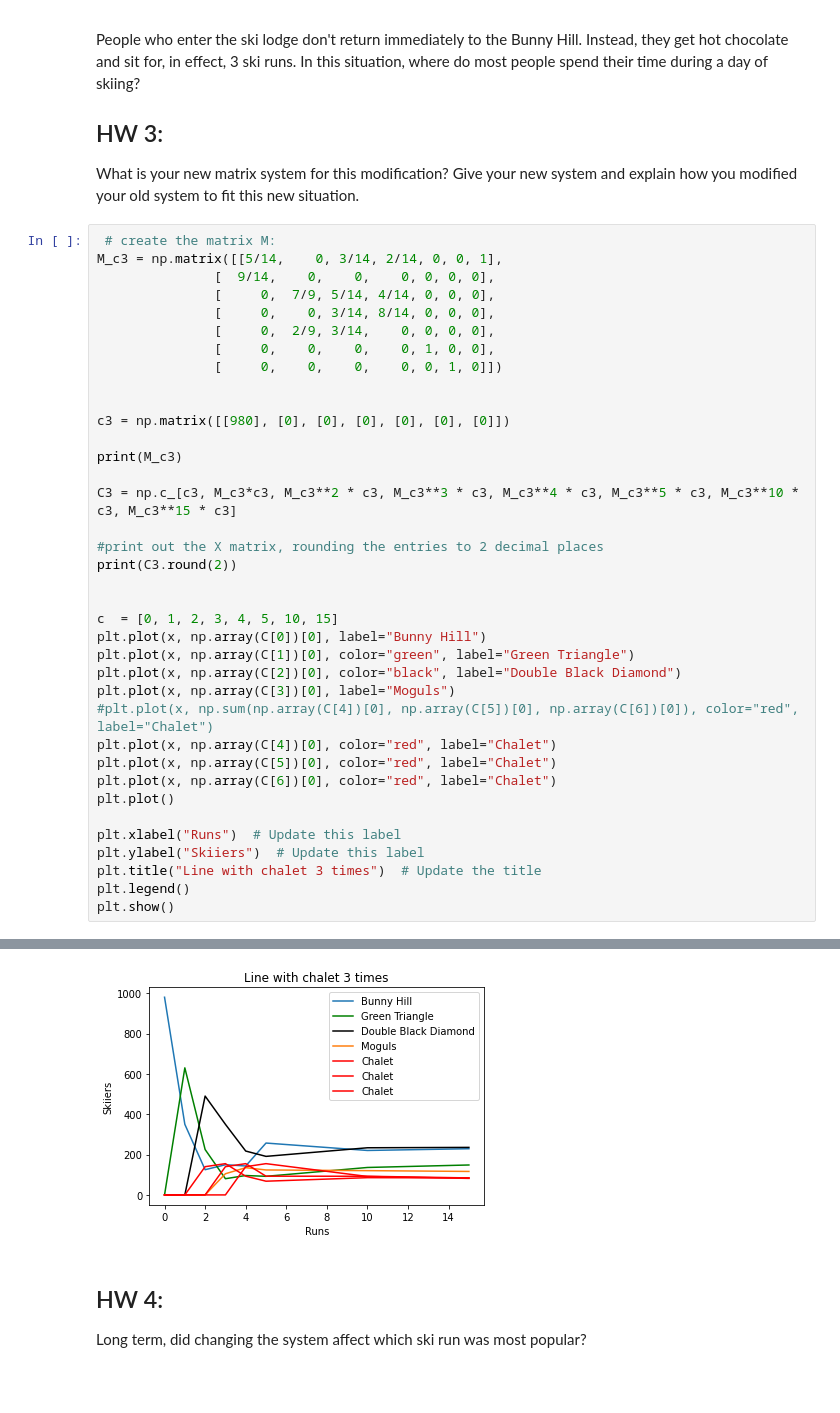
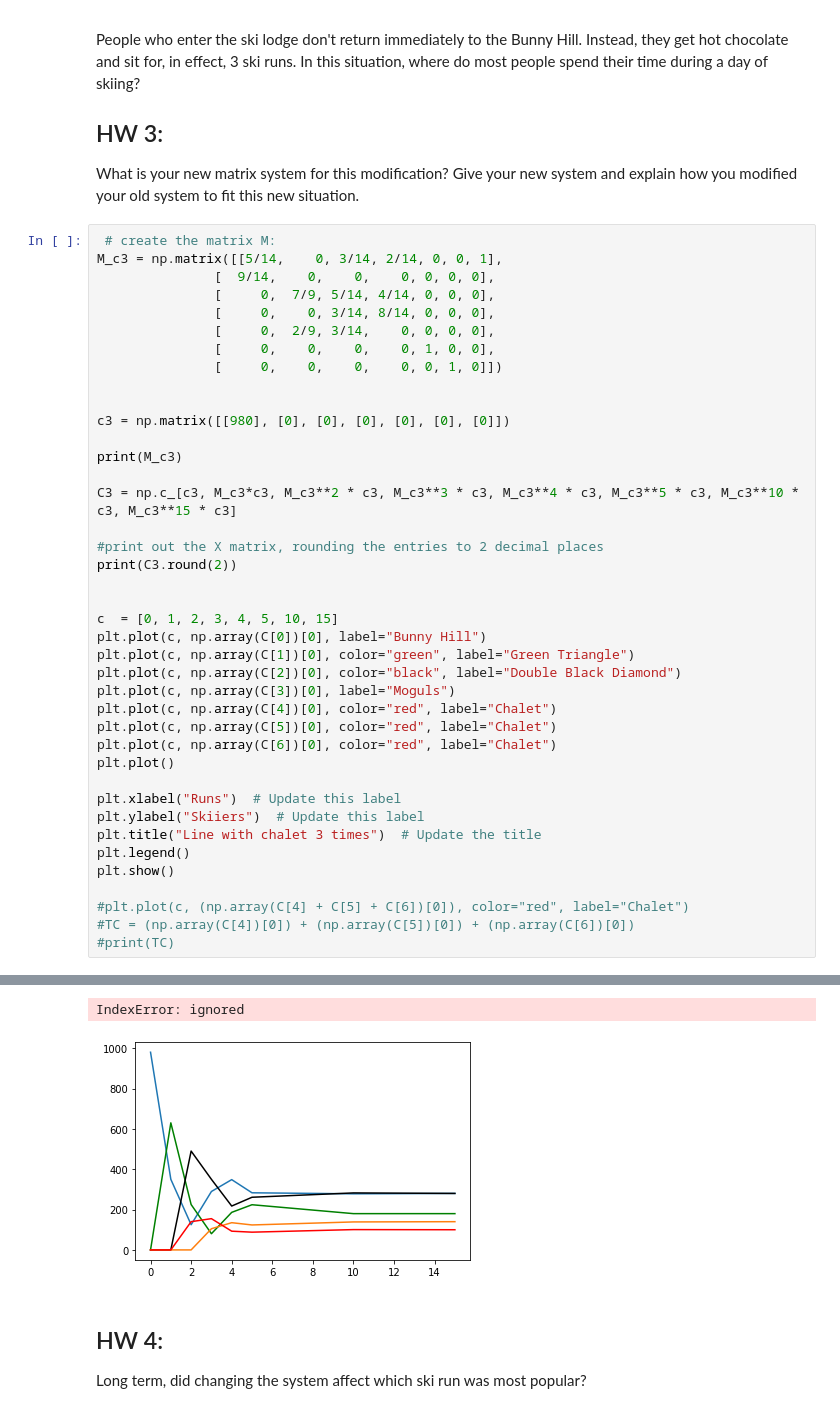
Before and after one commit to j-ahles/s-23-math242, a Jupyter notebook: Copy_of_The_Ski_Hill_Transition_Matrices_and_Markov_Chains.ipynb, the cells around one changed output, grey strips where cells are left out. Cells and saved outputs as stored; diff of their text form; blank space fills up the shorter version.

```diff
--- a/Copy_of_The_Ski_Hill_Transition_Matrices_and_Markov_Chains.ipynb
+++ b/Copy_of_The_Ski_Hill_Transition_Matrices_and_Markov_Chains.ipynb
@@ -256,42 +255,46 @@ C3 = np.c_[c3, M_c3*c3, M_c3**2 * c3, M_c3**3 * c3, M_c3**4 * c3, M_c3**5 * c3,
 #print out the X matrix, rounding the entries to 2 decimal places
 print(C3.round(2))
 
 
 c  = [0, 1, 2, 3, 4, 5, 10, 15]
-plt.plot(x, np.array(C[0])[0], label="Bunny Hill")
-plt.plot(x, np.array(C[1])[0], color="green", label="Green Triangle")
-plt.plot(x, np.array(C[2])[0], color="black", label="Double Black Diamond")
-plt.plot(x, np.array(C[3])[0], label="Moguls")
-#plt.plot(x, np.sum(np.array(C[4])[0], np.array(C[5])[0], np.array(C[6])[0]), color="red", label="Chalet")
-plt.plot(x, np.array(C[4])[0], color="red", label="Chalet")
-plt.plot(x, np.array(C[5])[0], color="red", label="Chalet")
-plt.plot(x, np.array(C[6])[0], color="red", label="Chalet")
+plt.plot(c, np.array(C[0])[0], label="Bunny Hill")
+plt.plot(c, np.array(C[1])[0], color="green", label="Green Triangle")
+plt.plot(c, np.array(C[2])[0], color="black", label="Double Black Diamond")
+plt.plot(c, np.array(C[3])[0], label="Moguls")
+plt.plot(c, np.array(C[4])[0], color="red", label="Chalet")
+plt.plot(c, np.array(C[5])[0], color="red", label="Chalet")
+plt.plot(c, np.array(C[6])[0], color="red", label="Chalet")
 plt.plot()
 
 plt.xlabel("Runs")  # Update this label
 plt.ylabel("Skiiers")  # Update this label
 plt.title("Line with chalet 3 times")  # Update the title
 plt.legend()
 plt.show()
+
+#plt.plot(c, (np.array(C[4] + C[5] + C[6])[0]), color="red", label="Chalet")
+#TC = (np.array(C[4])[0]) + (np.array(C[5])[0]) + (np.array(C[6])[0])
+#print(TC)
 # %% [output]
 [[0.35714286 0.         0.21428571 0.14285714 0.         0.
   1.        ]
  [0.64285714 0.         0.         0.         0.         0.
   0.        ]
  [0.         0.77777778 0.35714286 0.28571429 0.         0.
   0.        ]
  [0.         0.         0.21428571 0.57142857 0.         0.
   0.        ]
  [0.         0.22222222 0.21428571 0.         0.         0.
   0.        ]
  [0.         0.         0.         0.         1.         0.
   0.        ]
 ... (5 lines left out)
  [  0.     0.     0.   105.   135.   123.75 120.37 116.37]
  [  0.     0.   140.   155.    92.86  67.98  85.49  84.48]
  [  0.     0.     0.   140.   155.    92.86  92.5   84.28]
  [  0.     0.     0.     0.   140.   155.    91.44  81.93]]
+IndexError: ignored
-[figure, old version]
+[figure, new version]
 # %% [markdown]
 ## HW 4:
 
```
Also changed, not shown: parts of 1 cell of this notebook.
